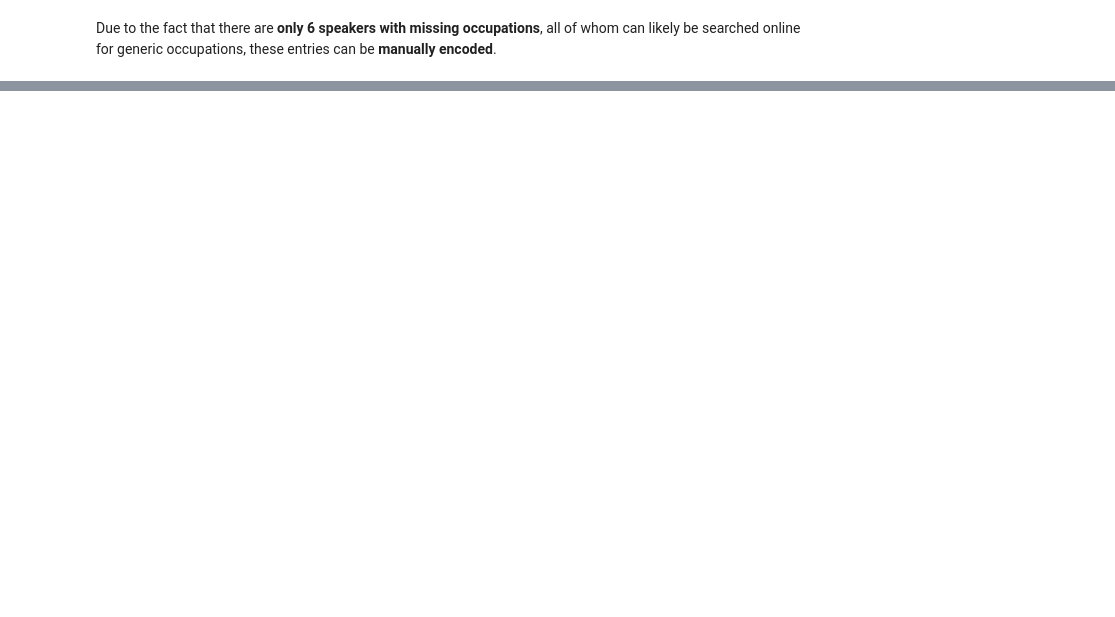
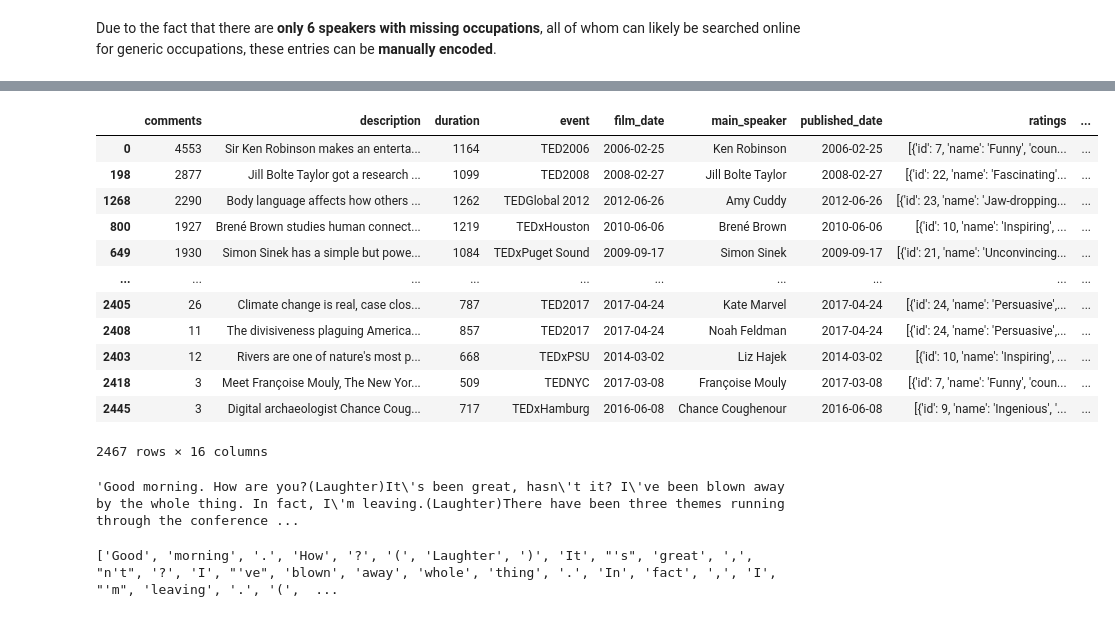
Before and after one commit to smeydell/Ted-Talk-NLP-Classification, a Jupyter notebook: Text NLP & Classification - Ted Talks.ipynb, the cells around one changed output, grey strips where cells are left out. Cells and saved outputs as stored; diff of their text form; code cells hidden in the pictures; blank space fills up the shorter version.

```diff
--- a/Text NLP & Classification - Ted Talks.ipynb
+++ b/Text NLP & Classification - Ted Talks.ipynb
@@ -261,0 +584,15 @@ plt.xlabel('Occupation');
+# %%
+# print out all ratings dictionary values, across all talks/rows
+for i in range(0,len(TED_combined)):
+    for j in TED_combined["ratings"][i]:
+        print(j.values())
+# %%
+# print out all ratings dictionary values, across all talks/rows
+total_ratings = []
+
+for i in range(0,len(TED_combined)):
+    for j in TED_combined["ratings"][i]:
+#         print(j['count'])
+        total_ratings.append(j['count'])
+
+total_ratings
@@ -261,0 +617,41 @@ plt.xlabel('Occupation');
+# %%
+# Function to get total number of: ratings, tags, etc. for each talk
+def get_total(x):
+    count = 0
+    for i in x:
+        # i = dictionary counts
+        count += i['count'] # Increase by each count in ratings per row, summing up the totals
+    return count
+# %%
+# Apply the above function to create a total of all Ted Ratings, by row/talk
+TED_combined['total_num_rating'] = TED_combined['ratings'].apply(lambda x: get_total(x))
+# %%
+# Sort the dataset by highest count of reviews
+TED_combined.sort_values(by = 'total_num_rating', ascending = False)
+# %% [output]
+|  | comments | description | duration | event | film_date | main_speaker | published_date | ratings | ... |
+| 0 | 4553 | Sir Ken Robinson makes an enterta... | 1164 | TED2006 | 2006-02-25 | Ken Robinson | 2006-02-25 | [{'id': 7, 'name': 'Funny', 'coun... | ... |
+| 198 | 2877 | Jill Bolte Taylor got a research ... | 1099 | TED2008 | 2008-02-27 | Jill Bolte Taylor | 2008-02-27 | [{'id': 22, 'name': 'Fascinating'... | ... |
+| 1268 | 2290 | Body language affects how others ... | 1262 | TEDGlobal 2012 | 2012-06-26 | Amy Cuddy | 2012-06-26 | [{'id': 23, 'name': 'Jaw-dropping... | ... |
+| 800 | 1927 | Brené Brown studies human connect... | 1219 | TEDxHouston | 2010-06-06 | Brené Brown | 2010-06-06 | [{'id': 10, 'name': 'Inspiring', ... | ... |
+| 649 | 1930 | Simon Sinek has a simple but powe... | 1084 | TEDxPuget Sound | 2009-09-17 | Simon Sinek | 2009-09-17 | [{'id': 21, 'name': 'Unconvincing... | ... |
+| ... | ... | ... | ... | ... | ... | ... | ... | ... | ... |
+| 2405 | 26 | Climate change is real, case clos... | 787 | TED2017 | 2017-04-24 | Kate Marvel | 2017-04-24 | [{'id': 24, 'name': 'Persuasive',... | ... |
+| 2408 | 11 | The divisiveness plaguing America... | 857 | TED2017 | 2017-04-24 | Noah Feldman | 2017-04-24 | [{'id': 24, 'name': 'Persuasive',... | ... |
+| 2403 | 12 | Rivers are one of nature's most p... | 668 | TEDxPSU | 2014-03-02 | Liz Hajek | 2014-03-02 | [{'id': 10, 'name': 'Inspiring', ... | ... |
+| 2418 | 3 | Meet Françoise Mouly, The New Yor... | 509 | TEDNYC | 2017-03-08 | Françoise Mouly | 2017-03-08 | [{'id': 7, 'name': 'Funny', 'coun... | ... |
+| 2445 | 3 | Digital archaeologist Chance Coug... | 717 | TEDxHamburg | 2016-06-08 | Chance Coughenour | 2016-06-08 | [{'id': 9, 'name': 'Ingenious', '... | ... |
+2467 rows × 16 columns
+# %%
+str(TED_combined['transcript'][0])
+# %% [output]
+'Good morning. How are you?(Laughter)It\'s been great, hasn\'t it? I\'ve been blown away by the whole thing. In fact, I\'m leaving.(Laughter)There have been three themes running through the conference ...
+# %%
+# Tokenize Transcripts and Remove Stopwords
+
+stop_words = set(stopwords.words('english'))
+tokens = word_tokenize(TED_combined['transcript'][0])
+result = [i for i in tokens if not i in stop_words]
+print(result)
+# %% [output]
+['Good', 'morning', '.', 'How', '?', '(', 'Laughter', ')', 'It', "'s", 'great', ',', "n't", '?', 'I', "'ve", 'blown', 'away', 'whole', 'thing', '.', 'In', 'fact', ',', 'I', "'m", 'leaving', '.', '(',  ...
```
Also changed, not shown: parts of 86 cells of this notebook.
